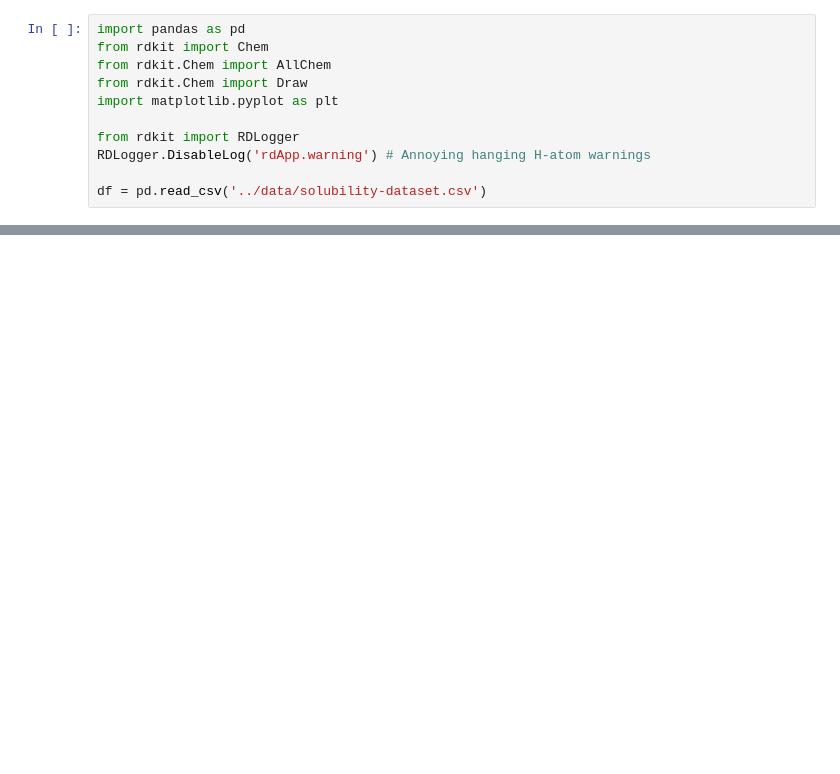
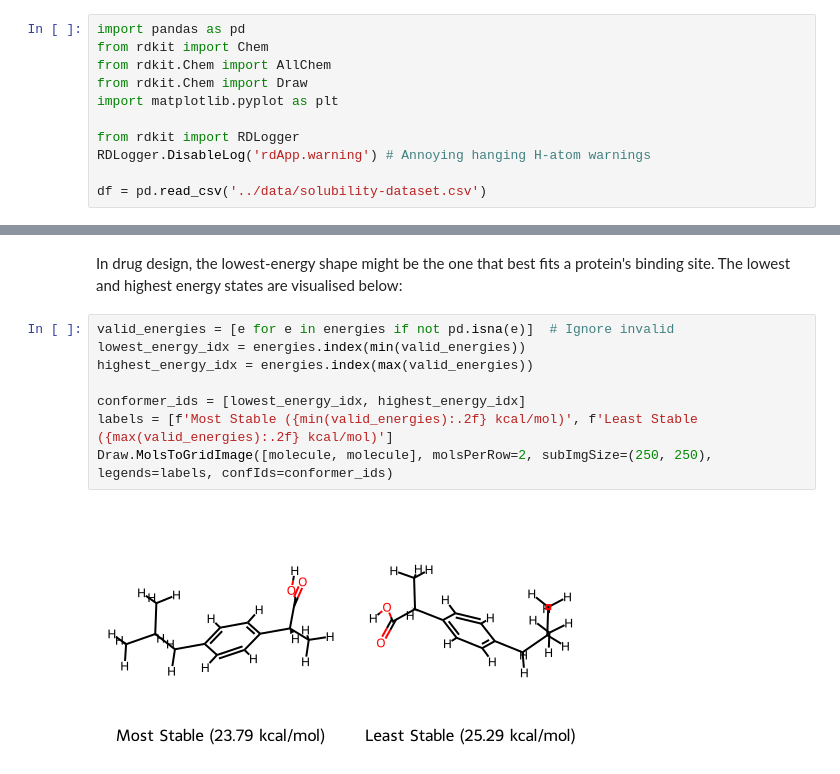
Before and after one commit to PritRaj1/GP-AqSolDB, a Jupyter notebook: notebooks/ConformationalFlexibility.ipynb, the cells around one changed output, grey strips where cells are left out. Drawn from its saved outputs; the diff is of its cells as text; blank space fills up the shorter version.

```diff
--- a/notebooks/ConformationalFlexibility.ipynb
+++ b/notebooks/ConformationalFlexibility.ipynb
@@ -53,0 +52,12 @@ Error:
+# %% [markdown]
+In drug design, the lowest-energy shape might be the one that best fits a protein's binding site. The lowest and highest energy states are visualised below:
+# %%
+valid_energies = [e for e in energies if not pd.isna(e)]  # Ignore invalid
+lowest_energy_idx = energies.index(min(valid_energies))
+highest_energy_idx = energies.index(max(valid_energies))
+
+conformer_ids = [lowest_energy_idx, highest_energy_idx]
+labels = [f'Most Stable ({min(valid_energies):.2f} kcal/mol)', f'Least Stable ({max(valid_energies):.2f} kcal/mol)']
+Draw.MolsToGridImage([molecule, molecule], molsPerRow=2, subImgSize=(250, 250), legends=labels, confIds=conformer_ids)
+# %% [output]
+[figure, added]
```
Also changed, not shown: parts of 4 cells of this notebook.
